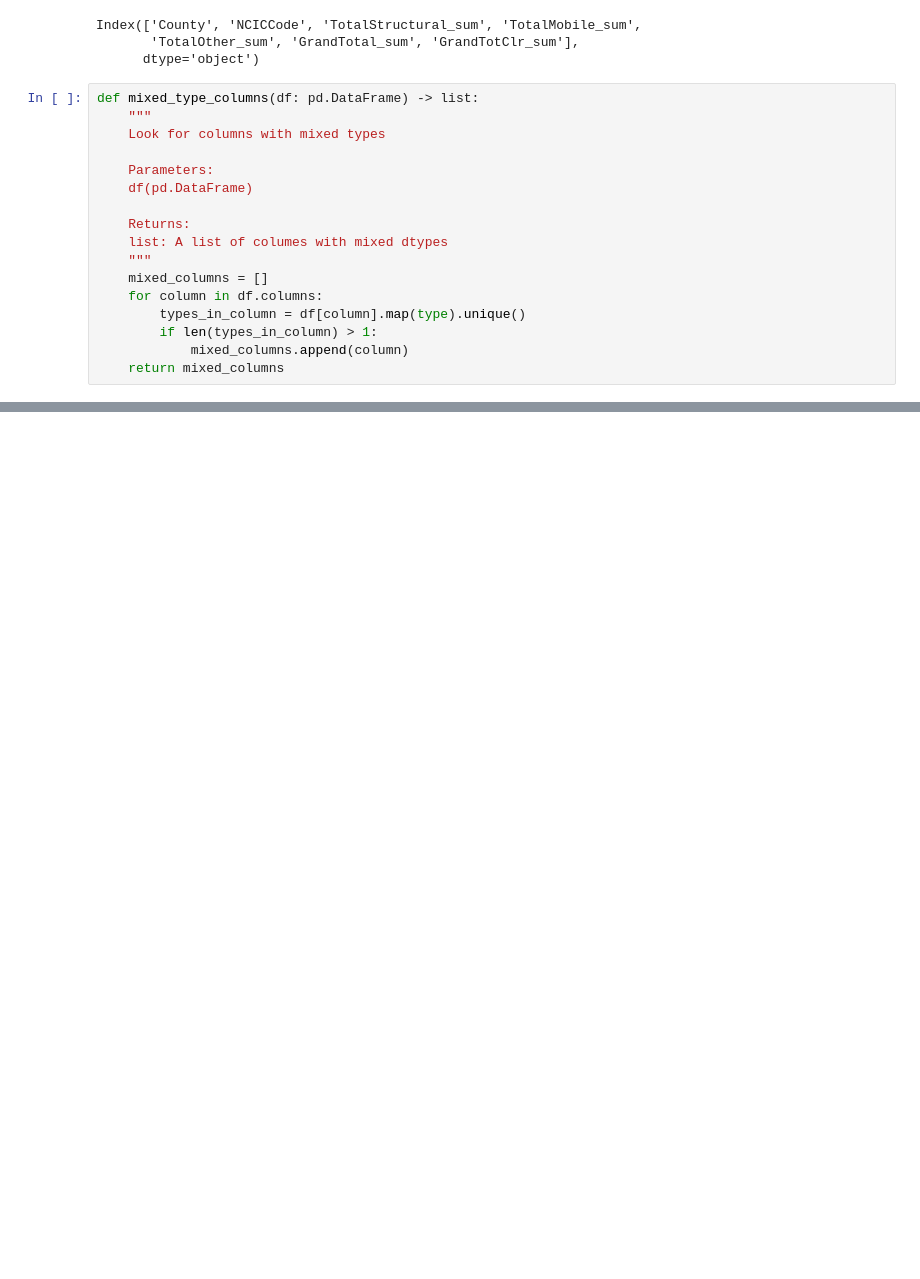
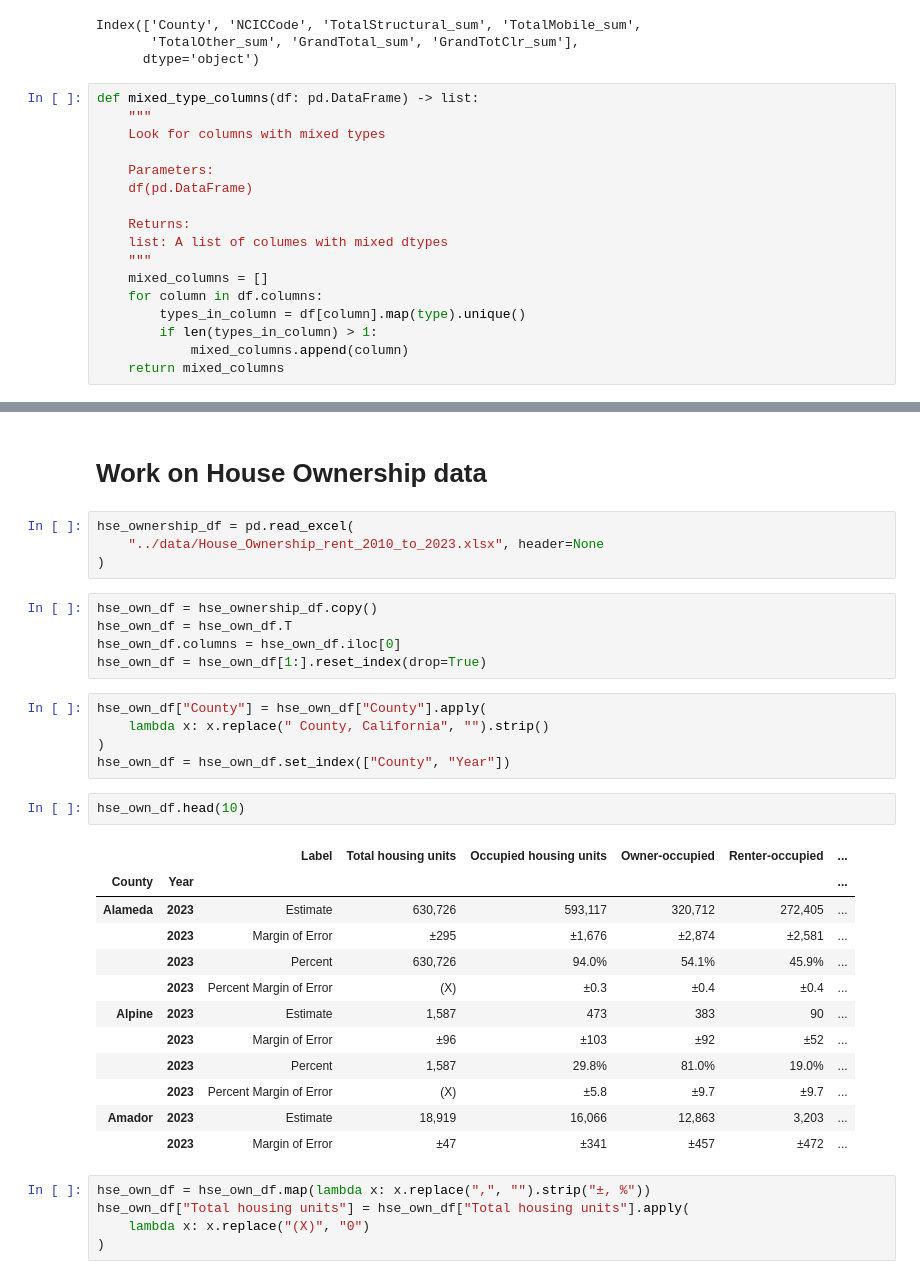
Before and after one commit to git-loa/CrimePatternsProject, a Jupyter notebook: data-exploration/data_engineering.ipynb, the cells around one changed output, grey strips where cells are left out. Cells and saved outputs as stored; diff of their text form; blank space fills up the shorter version.

```diff
--- a/data-exploration/data_engineering.ipynb
+++ b/data-exploration/data_engineering.ipynb
@@ -53,0 +393,36 @@ True
+# %% [markdown]
+# Work on House Ownership data
+# %%
+hse_ownership_df = pd.read_excel(
+    "../data/House_Ownership_rent_2010_to_2023.xlsx", header=None
+)
+# %%
+hse_own_df = hse_ownership_df.copy()
+hse_own_df = hse_own_df.T
+hse_own_df.columns = hse_own_df.iloc[0]
+hse_own_df = hse_own_df[1:].reset_index(drop=True)
+# %%
+hse_own_df["County"] = hse_own_df["County"].apply(
+    lambda x: x.replace(" County, California", "").strip()
+)
+hse_own_df = hse_own_df.set_index(["County", "Year"])
+# %%
+hse_own_df.head(10)
+# %% [output]
+|  |  | Label | Total housing units | Occupied housing units | Owner-occupied | Renter-occupied | ... |
+| County | Year |  |  |  |  |  | ... |
+| Alameda | 2023 | Estimate | 630,726 | 593,117 | 320,712 | 272,405 | ... |
+|  | 2023 | Margin of Error | ±295 | ±1,676 | ±2,874 | ±2,581 | ... |
+|  | 2023 | Percent | 630,726 | 94.0% | 54.1% | 45.9% | ... |
+|  | 2023 | Percent Margin of Error | (X) | ±0.3 | ±0.4 | ±0.4 | ... |
+| Alpine | 2023 | Estimate | 1,587 | 473 | 383 | 90 | ... |
+|  | 2023 | Margin of Error | ±96 | ±103 | ±92 | ±52 | ... |
+|  | 2023 | Percent | 1,587 | 29.8% | 81.0% | 19.0% | ... |
+|  | 2023 | Percent Margin of Error | (X) | ±5.8 | ±9.7 | ±9.7 | ... |
+| Amador | 2023 | Estimate | 18,919 | 16,066 | 12,863 | 3,203 | ... |
+|  | 2023 | Margin of Error | ±47 | ±341 | ±457 | ±472 | ... |
+# %%
+hse_own_df = hse_own_df.map(lambda x: x.replace(",", "").strip("±, %"))
+hse_own_df["Total housing units"] = hse_own_df["Total housing units"].apply(
+    lambda x: x.replace("(X)", "0")
+)
```
Also changed, not shown: parts of 50 cells of this notebook, 8 other files.
